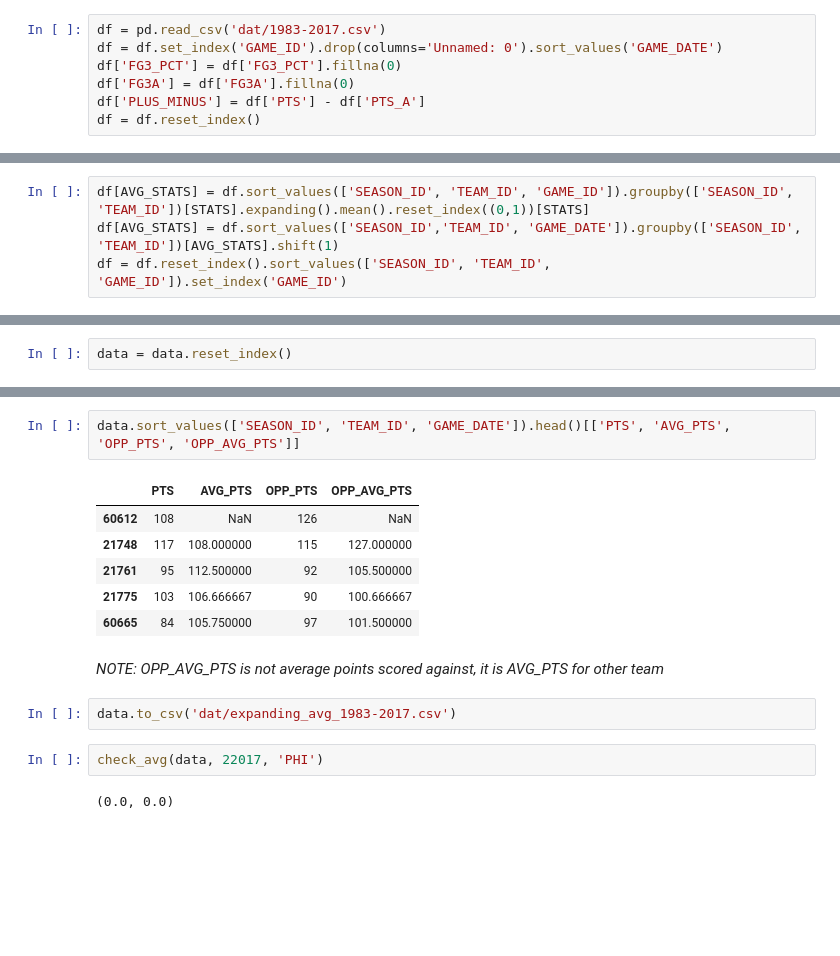
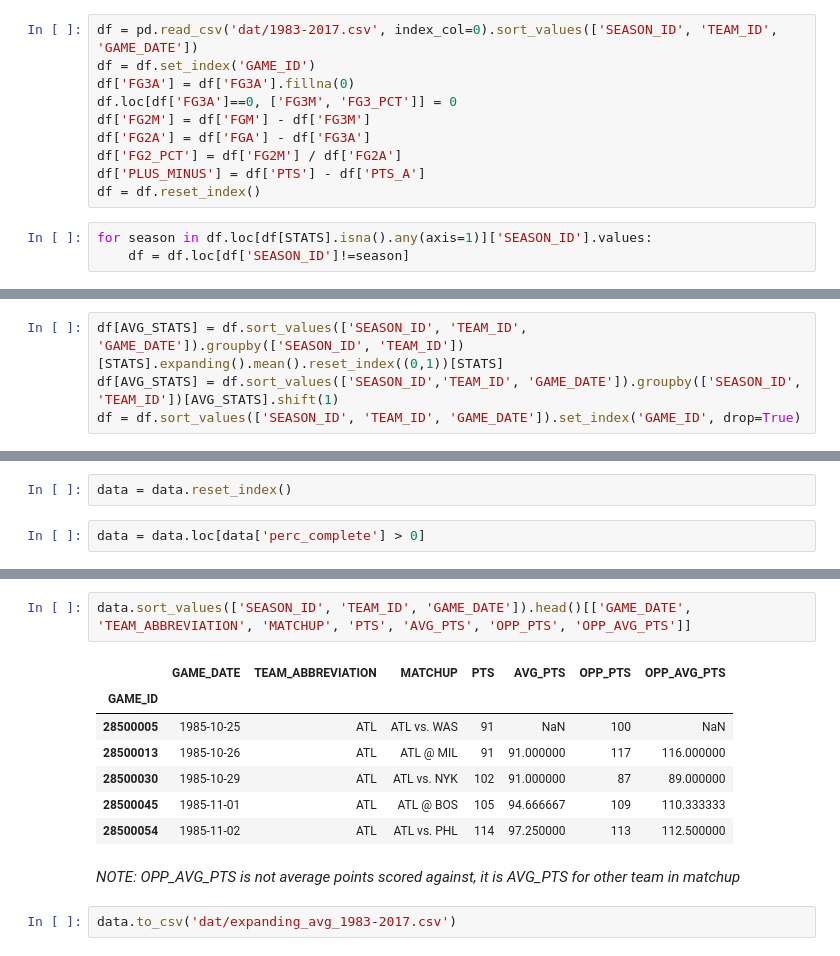
Before and after one commit to mefortunato/nbastats, a Jupyter notebook: clean-data.ipynb, the cells around one changed output, grey strips where cells are left out. Drawn from its saved outputs; the diff is of its cells as text; blank space fills up the shorter version.

Commit message:
1983 and 1984 had missing data; fixed bug when sorting by game id instead of game date

```diff
--- a/clean-data.ipynb
+++ b/clean-data.ipynb
@@ -16,9 +16,15 @@ STATS = ['PTS', 'FG2M', 'FG2A', 'FG2_PCT', 'FG3M', 'FG3A', 'FG3_PCT', 'FTM', 'FT
 AVG_STATS = ['AVG_'+stat for stat in STATS]
 OPP_AVG_STATS = ['OPP_'+stat for stat in AVG_STATS]
 # %%
-df = pd.read_csv('dat/1983-2017.csv')
-df = df.set_index('GAME_ID').drop(columns='Unnamed: 0').sort_values('GAME_DATE')
-df['FG3_PCT'] = df['FG3_PCT'].fillna(0)
+df = pd.read_csv('dat/1983-2017.csv', index_col=0).sort_values(['SEASON_ID', 'TEAM_ID', 'GAME_DATE'])
+df = df.set_index('GAME_ID')
 df['FG3A'] = df['FG3A'].fillna(0)
+df.loc[df['FG3A']==0, ['FG3M', 'FG3_PCT']] = 0
+df['FG2M'] = df['FGM'] - df['FG3M']
+df['FG2A'] = df['FGA'] - df['FG3A']
+df['FG2_PCT'] = df['FG2M'] / df['FG2A']
 df['PLUS_MINUS'] = df['PTS'] - df['PTS_A']
 df = df.reset_index()
+# %%
+for season in df.loc[df[STATS].isna().any(axis=1)]['SEASON_ID'].values:
+    df = df.loc[df['SEASON_ID']!=season]
@@ -39,7 +66,7 @@ df.sample(10)
 # %%
-df[AVG_STATS] = df.sort_values(['SEASON_ID', 'TEAM_ID', 'GAME_ID']).groupby(['SEASON_ID', 'TEAM_ID'])[STATS].expanding().mean().reset_index((0,1))[STATS]
+df[AVG_STATS] = df.sort_values(['SEASON_ID', 'TEAM_ID', 'GAME_DATE']).groupby(['SEASON_ID', 'TEAM_ID'])[STATS].expanding().mean().reset_index((0,1))[STATS]
 df[AVG_STATS] = df.sort_values(['SEASON_ID','TEAM_ID', 'GAME_DATE']).groupby(['SEASON_ID', 'TEAM_ID'])[AVG_STATS].shift(1)
-df = df.reset_index().sort_values(['SEASON_ID', 'TEAM_ID', 'GAME_ID']).set_index('GAME_ID')
+df = df.sort_values(['SEASON_ID', 'TEAM_ID', 'GAME_DATE']).set_index('GAME_ID', drop=True)
 # %%
 df.head(10)[['PTS', 'AVG_PTS', 'AST', 'AVG_AST']]
 # %% [output]
@@ -79,3 +106,5 @@ data['LOCATION'] = data['TEAM_NAME'].map(locations)
 data['LOCATION_W_PCT'] = data['LOCATION'].map(data.loc[data['HOME'] == 1].groupby('LOCATION')['W'].mean().to_dict())
 # %%
 data = data.reset_index()
+# %%
+data = data.loc[data['perc_complete'] > 0]
@@ -82,17 +133,14 @@ data = data.reset_index()
 # %%
-data.sort_values(['SEASON_ID', 'TEAM_ID', 'GAME_DATE']).head()[['PTS', 'AVG_PTS', 'OPP_PTS', 'OPP_AVG_PTS']]
+data.sort_values(['SEASON_ID', 'TEAM_ID', 'GAME_DATE']).head()[['GAME_DATE', 'TEAM_ABBREVIATION', 'MATCHUP', 'PTS', 'AVG_PTS', 'OPP_PTS', 'OPP_AVG_PTS']]
 # %% [output]
-|  | PTS | AVG_PTS | OPP_PTS | OPP_AVG_PTS |
-| 60612 | 108 | NaN | 126 | NaN |
-| 21748 | 117 | 108.000000 | 115 | 127.000000 |
-| 21761 | 95 | 112.500000 | 92 | 105.500000 |
-| 21775 | 103 | 106.666667 | 90 | 100.666667 |
-| 60665 | 84 | 105.750000 | 97 | 101.500000 |
+|  | GAME_DATE | TEAM_ABBREVIATION | MATCHUP | PTS | AVG_PTS | OPP_PTS | OPP_AVG_PTS |
+| GAME_ID |  |  |  |  |  |  |  |
+| 28500005 | 1985-10-25 | ATL | ATL vs. WAS | 91 | NaN | 100 | NaN |
+| 28500013 | 1985-10-26 | ATL | ATL @ MIL | 91 | 91.000000 | 117 | 116.000000 |
+| 28500030 | 1985-10-29 | ATL | ATL vs. NYK | 102 | 91.000000 | 87 | 89.000000 |
+| 28500045 | 1985-11-01 | ATL | ATL @ BOS | 105 | 94.666667 | 109 | 110.333333 |
+| 28500054 | 1985-11-02 | ATL | ATL vs. PHL | 114 | 97.250000 | 113 | 112.500000 |
 # %% [markdown]
-*NOTE: OPP_AVG_PTS is not average points scored against, it is AVG_PTS for other team*
+*NOTE: OPP_AVG_PTS is not average points scored against, it is AVG_PTS for other team in matchup*
 # %%
 data.to_csv('dat/expanding_avg_1983-2017.csv')
-# %%
-check_avg(data, 22017, 'PHI')
-# %% [output]
-(0.0, 0.0)
```
Also changed, not shown: parts of 8 cells of this notebook, 1 other file.
